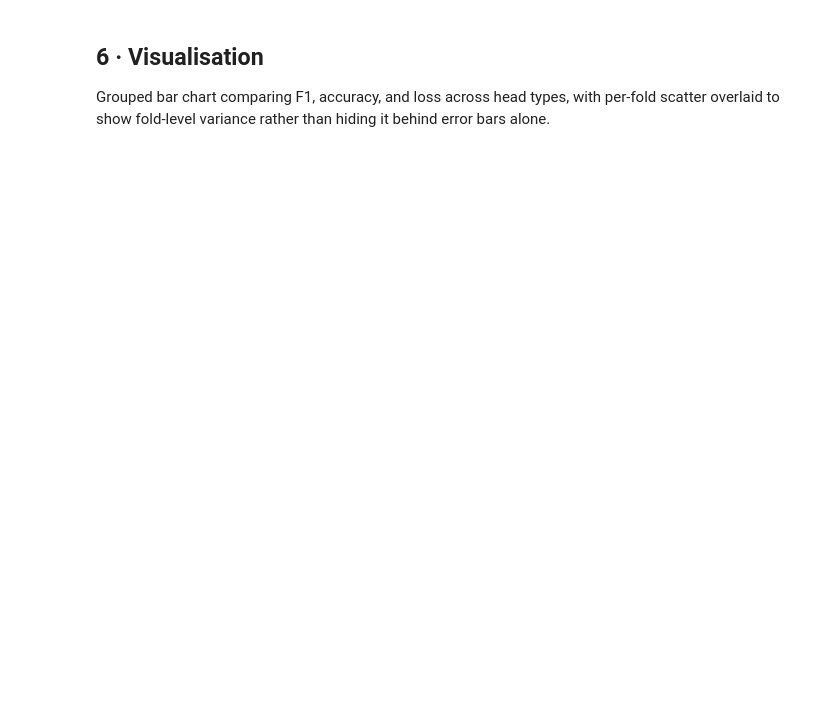
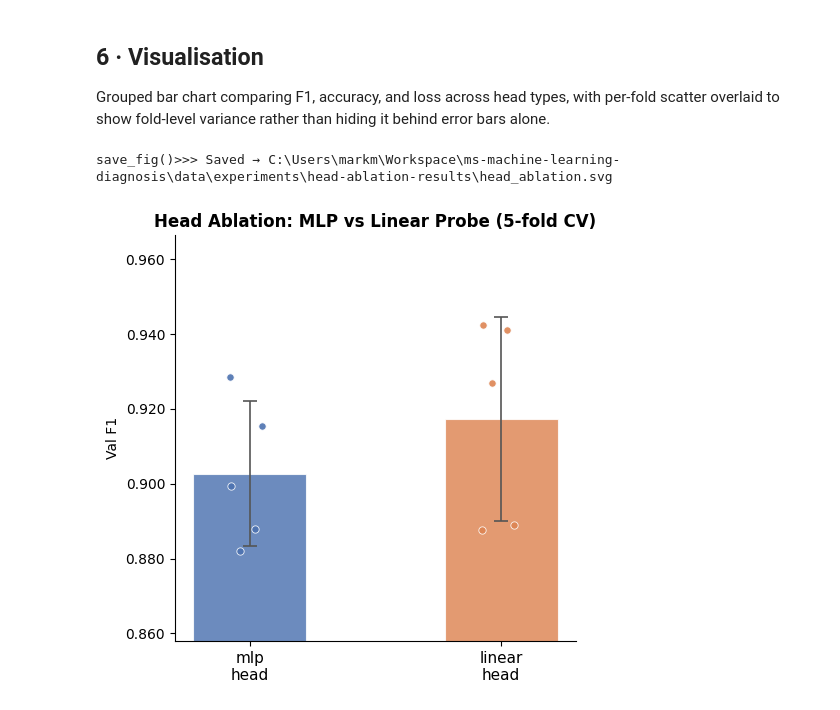
Before and after one commit to Mark-McNaught/ms-machine-learning-diagnosis, a Jupyter notebook: src/experiments/head-ablation.ipynb, the cells around one changed output. Cells and saved outputs as stored; diff of their text form; code cells hidden in the pictures; blank space fills up the shorter version.

Commit message:
Updated ablation study notebook

```diff
--- a/src/experiments/head-ablation.ipynb
+++ b/src/experiments/head-ablation.ipynb
@@ -331,10 +334,10 @@ summary = (
     .sort_values("mean_val_f1", ascending=False)
 )
 
-summary["val_f1_fmt"]  = summary.apply(lambda r: f"{r.mean_val_f1:.4f} ± {r.std_val_f1:.4f}", axis=1)
-summary["val_acc_fmt"] = summary.apply(lambda r: f"{r.mean_val_acc:.4f} ± {r.std_val_acc:.4f}", axis=1)
-summary["val_loss_fmt"]= summary.apply(lambda r: f"{r.mean_val_loss:.4f} ± {r.std_val_loss:.4f}", axis=1)
+summary["val_f1_display"]  = summary.apply(lambda r: f"{r.mean_val_f1:.4f} ± {r.std_val_f1:.4f}", axis=1)
+summary["val_acc_display"] = summary.apply(lambda r: f"{r.mean_val_acc:.4f} ± {r.std_val_acc:.4f}", axis=1)
+summary["val_loss_display"]= summary.apply(lambda r: f"{r.mean_val_loss:.4f} ± {r.std_val_loss:.4f}", axis=1)
 
-display_cols = ["head", "val_f1_fmt", "val_acc_fmt", "val_loss_fmt", "mean_p2_epochs", "n_folds"]
+display_cols = ["head", "val_f1_display", "val_acc_display", "val_loss_display", "mean_p2_epochs", "n_folds"]
 print("\nHead ablation summary (sorted by mean val F1):\n")
 summary[display_cols]
@@ -412,52 +461,41 @@ optimal_head_df
 
 Grouped bar chart comparing F1, accuracy, and loss across head types, with per-fold scatter overlaid to show fold-level variance rather than hiding it behind error bars alone.
 # %%
-metrics = [
-    ("val_f1",   "mean_val_f1",   "std_val_f1",   "Val F1"),
-    ("val_acc",  "mean_val_acc",  "std_val_acc",  "Val Accuracy"),
-    ("val_loss", "mean_val_loss", "std_val_loss", "Val Loss"),
-]
-
-fig, axes = plt.subplots(1, 3, figsize=(13, 5))
+fig, ax = plt.subplots(figsize=(5, 5))
 colours = {"mlp": "#4C72B0", "linear": "#DD8452"}
 x = np.arange(len(HEAD_TYPES))
 
-for ax, (raw_col, mean_col, std_col, label) in zip(axes, metrics):
-    means = [summary.loc[summary["head"] == h, mean_col].values[0]
-             if h in summary["head"].values else 0 for h in HEAD_TYPES]
-    stds  = [summary.loc[summary["head"] == h, std_col].values[0]
-             if h in summary["head"].values else 0 for h in HEAD_TYPES]
+means = [summary.loc[summary["head"] == h, "mean_val_f1"].values[0]
+         if h in summary["head"].values else 0 for h in HEAD_TYPES]
+stds  = [summary.loc[summary["head"] == h, "std_val_f1"].values[0]
+         if h in summary["head"].values else 0 for h in HEAD_TYPES]
 
-    bars = ax.bar(x, means, yerr=stds, capsize=5, width=0.45,
-                  color=[colours[h] for h in HEAD_TYPES],
-                  alpha=0.82, edgecolor="white", linewidth=0.8,
-                  error_kw=dict(elinewidth=1.2, ecolor="#555", capthick=1.2))
+ax.bar(x, means, yerr=stds, capsize=5, width=0.45,
+       color=[colours[h] for h in HEAD_TYPES],
+       alpha=0.82, edgecolor="white", linewidth=0.8,
+       error_kw=dict(elinewidth=1.2, ecolor="#555", capthick=1.2))
 
-    # Overlay individual fold values
-    for i, head in enumerate(HEAD_TYPES):
-        fold_vals = df_ok.loc[df_ok["head"] == head, raw_col].values
-        jitter = np.random.default_rng(0).uniform(-0.08, 0.08, size=len(fold_vals))
-        ax.scatter(i + jitter, fold_vals, color=colours[head],
-                   edgecolors="white", linewidths=0.6, s=28, zorder=3, alpha=0.9)
+for i, head in enumerate(HEAD_TYPES):
+    fold_vals = df_ok.loc[df_ok["head"] == head, "val_f1"].values
+    jitter = np.random.default_rng(0).uniform(-0.08, 0.08, size=len(fold_vals))
+    ax.scatter(i + jitter, fold_vals, color=colours[head],
+               edgecolors="white", linewidths=0.6, s=28, zorder=3, alpha=0.9)
 
-    ax.set_xticks(x)
-    ax.set_xticklabels([f"{h}\nhead" for h in HEAD_TYPES], fontsize=11)
-    ax.set_title(label, fontsize=12, fontweight="bold")
-    ax.set_ylabel(label, fontsize=10)
-    ax.yaxis.set_major_formatter(mticker.FormatStrFormatter("%.3f"))
-    ax.spines[["top", "right"]].set_visible(False)
+ax.set_xticks(x)
+ax.set_xticklabels([f"{h}\nhead" for h in HEAD_TYPES], fontsize=11)
+ax.set_title(f"Head Ablation: MLP vs Linear Probe ({N_SPLITS}-fold CV)",
+             fontsize=12, fontweight="bold")
+ax.set_ylabel("Val F1", fontsize=10)
+ax.yaxis.set_major_formatter(mticker.FormatStrFormatter("%.3f"))
+ax.spines[["top", "right"]].set_visible(False)
 
-    # Zoom y-axis to meaningful range
-    all_vals = df_ok[raw_col].astype(float).values
-    pad = (all_vals.max() - all_vals.min()) * 0.4 or 0.02
-    ax.set_ylim(all_vals.min() - pad, all_vals.max() + pad)
+all_vals = df_ok["val_f1"].astype(float).values
+pad = (all_vals.max() - all_vals.min()) * 0.4 or 0.02
+ax.set_ylim(all_vals.min() - pad, all_vals.max() + pad)
 
-fig.suptitle(
-    f"Head Ablation: MLP vs Linear Probe  "
-    f"(lr_p2={BEST_LR_PHASE2:.0e}, wd={BEST_WEIGHT_DECAY:.0e}, {N_SPLITS}-fold CV)",
-    fontsize=12, y=1.02
-)
 plt.tight_layout()
-plt.savefig(RESULTS_DIR / "head_ablation_plot.png", dpi=150, bbox_inches="tight")
+utils.save_fig(fig, RESULTS_DIR, "head_ablation", formats=("svg",))
 plt.show()
-print("Plot saved to head_ablation_results/head_ablation_plot.png")
+# %% [output]
+save_fig()>>> Saved → C:\Users\markm\Workspace\ms-machine-learning-diagnosis\data\experiments\head-ablation-results\head_ablation.svg
+[figure, added]
```
Also changed, not shown: parts of 13 cells of this notebook, 1 other file.
